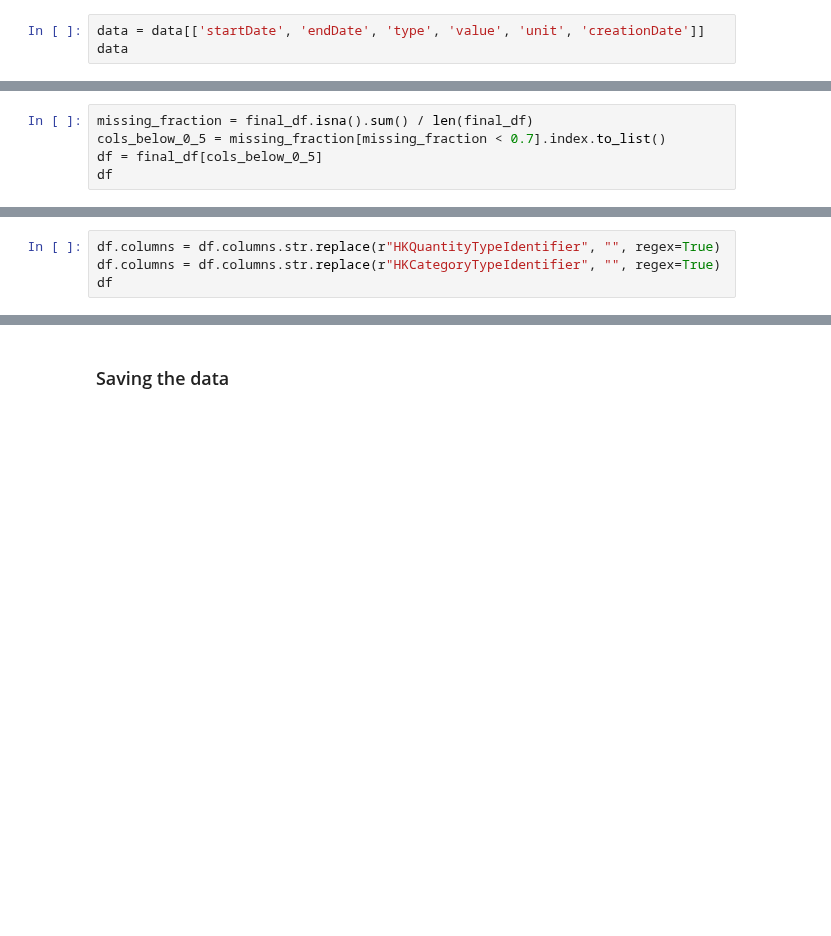
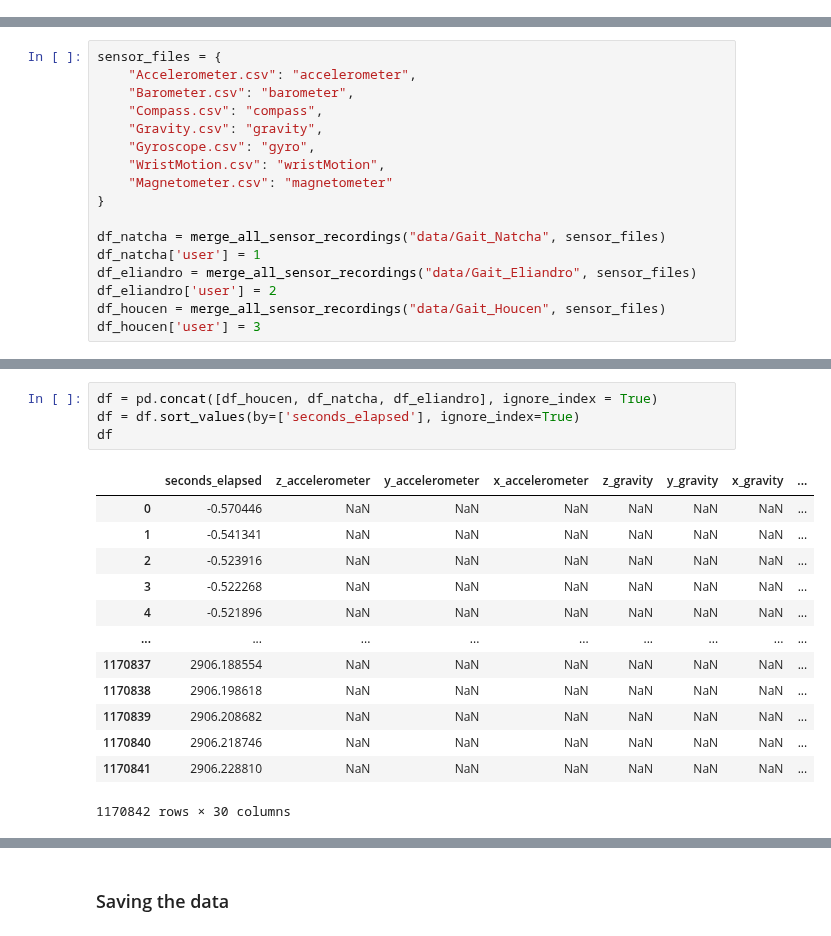
Before and after one commit to ERJLM/ML4QS, a Jupyter notebook: src/data_collection.ipynb, the cells around one changed output, grey strips where cells are left out. Drawn from its saved outputs; the diff is of its cells as text; blank space fills up the shorter version.

Commit message:
Add data and modify data colection

```diff
--- a/src/data_collection.ipynb
+++ b/src/data_collection.ipynb
@@ -150,3 +0,0 @@ dtype: float64
-# %%
-data = data[['startDate', 'endDate', 'type', 'value', 'unit', 'creationDate']]
-data
@@ -402,5 +0,0 @@ dtype: float64
-# %%
-missing_fraction = final_df.isna().sum() / len(final_df)
-cols_below_0_5 = missing_fraction[missing_fraction < 0.7].index.to_list()
-df = final_df[cols_below_0_5]
-df
@@ -421,4 +0,0 @@ df
-# %%
-df.columns = df.columns.str.replace(r"HKQuantityTypeIdentifier", "", regex=True)
-df.columns = df.columns.str.replace(r"HKCategoryTypeIdentifier", "", regex=True)
-df
@@ -518,0 +107,17 @@ df['CircadianPhase'] = df.apply(classify_biological_phase, axis=1)
+# %%
+sensor_files = {
+    "Accelerometer.csv": "accelerometer",
+    "Barometer.csv": "barometer",
+    "Compass.csv": "compass",
+    "Gravity.csv": "gravity",
+    "Gyroscope.csv": "gyro",
+    "WristMotion.csv": "wristMotion",
+    "Magnetometer.csv": "magnetometer"
+}
+
+df_natcha = merge_all_sensor_recordings("data/Gait_Natcha", sensor_files)
+df_natcha['user'] = 1
+df_eliandro = merge_all_sensor_recordings("data/Gait_Eliandro", sensor_files)
+df_eliandro['user'] = 2
+df_houcen = merge_all_sensor_recordings("data/Gait_Houcen", sensor_files)
+df_houcen['user'] = 3
@@ -518,0 +186,18 @@ df['CircadianPhase'] = df.apply(classify_biological_phase, axis=1)
+# %%
+df = pd.concat([df_houcen, df_natcha, df_eliandro], ignore_index = True)
+df = df.sort_values(by=['seconds_elapsed'], ignore_index=True)
+df
+# %% [output]
+|  | seconds_elapsed | z_accelerometer | y_accelerometer | x_accelerometer | z_gravity | y_gravity | x_gravity | ... |
+| 0 | -0.570446 | NaN | NaN | NaN | NaN | NaN | NaN | ... |
+| 1 | -0.541341 | NaN | NaN | NaN | NaN | NaN | NaN | ... |
+| 2 | -0.523916 | NaN | NaN | NaN | NaN | NaN | NaN | ... |
+| 3 | -0.522268 | NaN | NaN | NaN | NaN | NaN | NaN | ... |
+| 4 | -0.521896 | NaN | NaN | NaN | NaN | NaN | NaN | ... |
+| ... | ... | ... | ... | ... | ... | ... | ... | ... |
+| 1170837 | 2906.188554 | NaN | NaN | NaN | NaN | NaN | NaN | ... |
+| 1170838 | 2906.198618 | NaN | NaN | NaN | NaN | NaN | NaN | ... |
+| 1170839 | 2906.208682 | NaN | NaN | NaN | NaN | NaN | NaN | ... |
+| 1170840 | 2906.218746 | NaN | NaN | NaN | NaN | NaN | NaN | ... |
+| 1170841 | 2906.228810 | NaN | NaN | NaN | NaN | NaN | NaN | ... |
+1170842 rows × 30 columns
```
Also changed, not shown: parts of 52 cells of this notebook, 5 other files.
